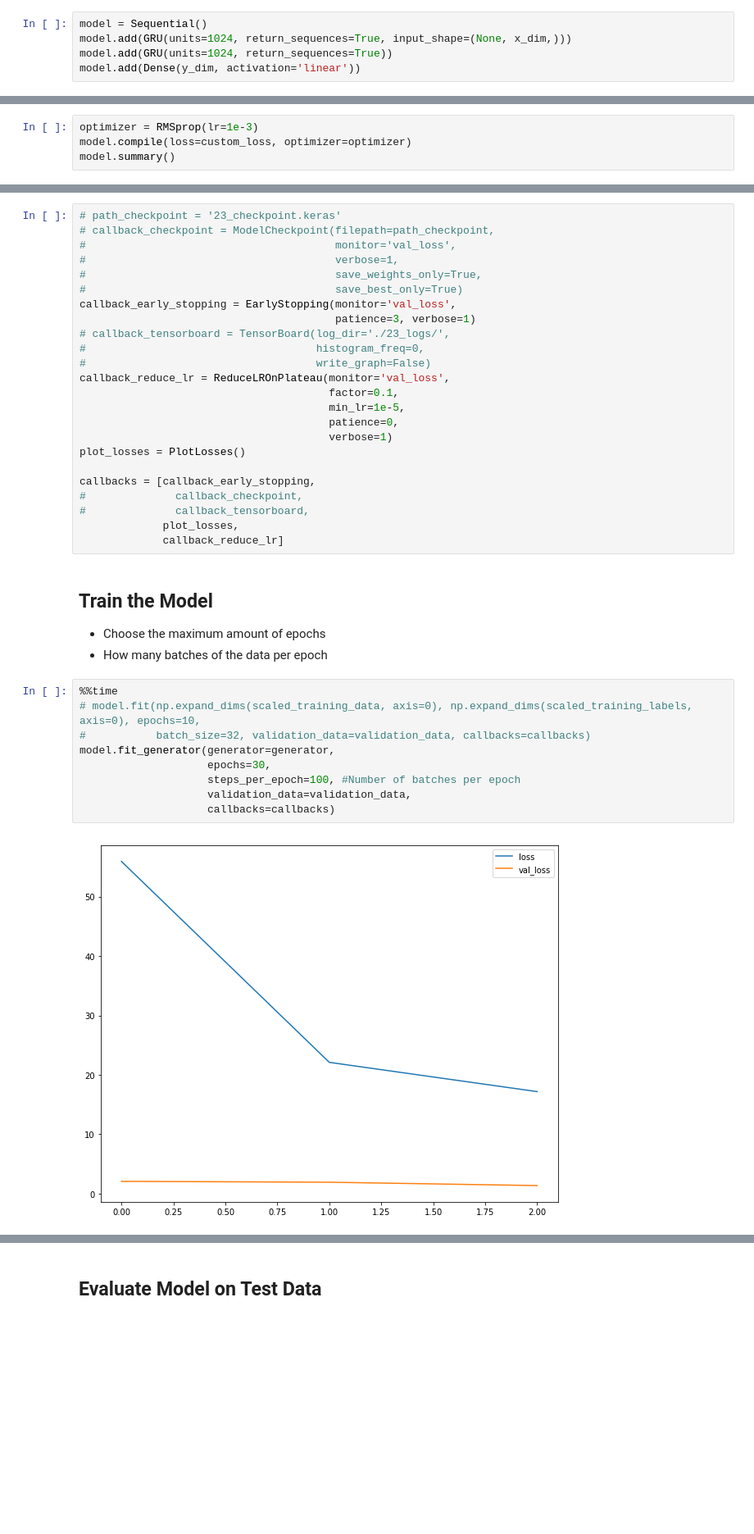
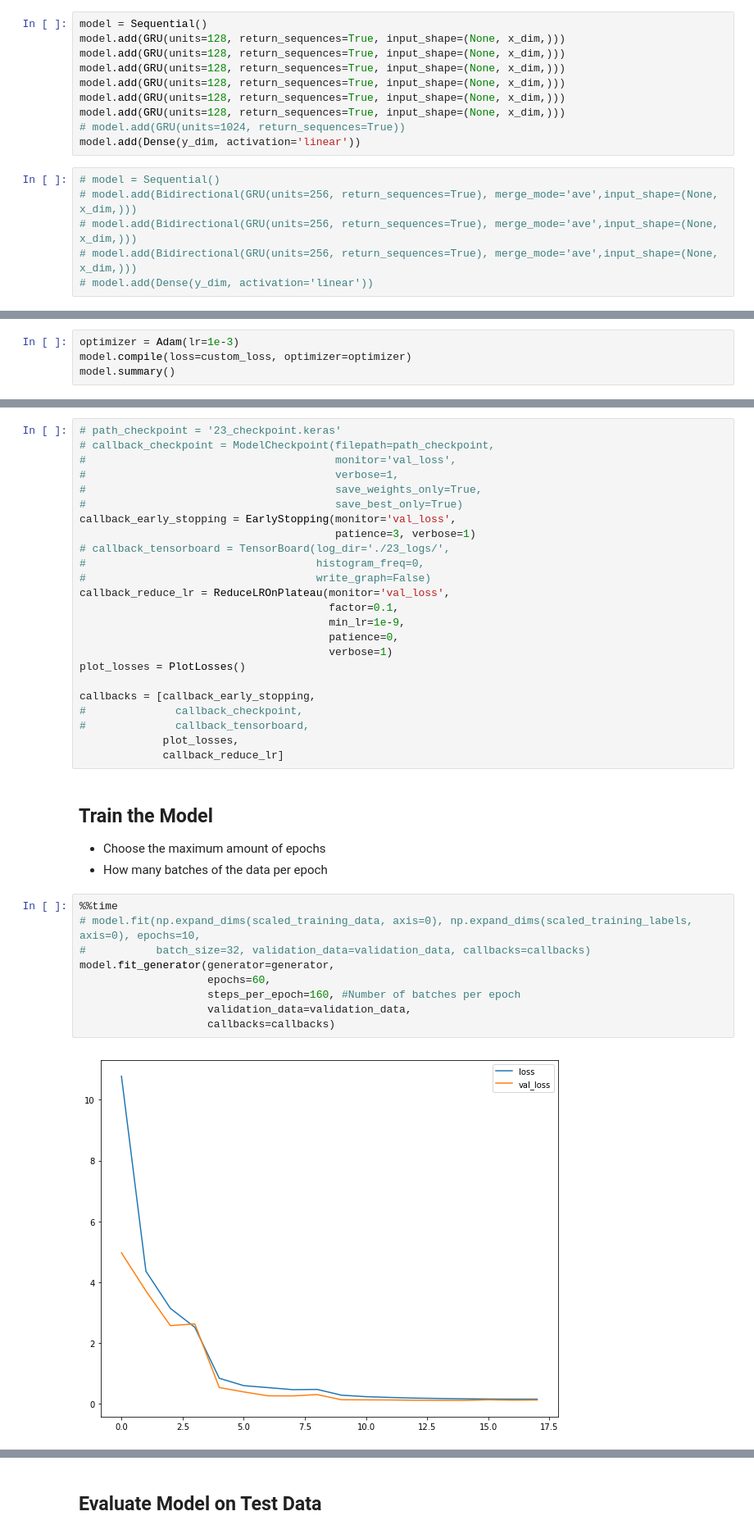
Before and after one commit to harrywaugh/ActivityTrackingWithSensorFusion, a Jupyter notebook: Gated Recurrent Unit.ipynb, the cells around one changed output, grey strips where cells are left out. Shown at 82% size. Saved outputs shown, nothing was run; the diff lists cells and outputs as text; blank space fills up the shorter version.

```diff
--- a/Gated Recurrent Unit.ipynb
+++ b/Gated Recurrent Unit.ipynb
@@ -62,8 +68,19 @@ Hyper-parameters:
 # %%
 sess = tf.InteractiveSession()
 generator = batch_generator(batch_size=512, sequence_length=100)
+# %%
+model = Sequential()
+model.add(GRU(units=128, return_sequences=True, input_shape=(None, x_dim,)))
+model.add(GRU(units=128, return_sequences=True, input_shape=(None, x_dim,)))
+model.add(GRU(units=128, return_sequences=True, input_shape=(None, x_dim,)))
+model.add(GRU(units=128, return_sequences=True, input_shape=(None, x_dim,)))
+model.add(GRU(units=128, return_sequences=True, input_shape=(None, x_dim,)))
+model.add(GRU(units=128, return_sequences=True, input_shape=(None, x_dim,)))
+# model.add(GRU(units=1024, return_sequences=True))
+model.add(Dense(y_dim, activation='linear'))
 # %%
-model = Sequential()
-model.add(GRU(units=1024, return_sequences=True, input_shape=(None, x_dim,)))
-model.add(GRU(units=1024, return_sequences=True))
-model.add(Dense(y_dim, activation='linear'))
+# model = Sequential()
+# model.add(Bidirectional(GRU(units=256, return_sequences=True), merge_mode='ave',input_shape=(None, x_dim,)))
+# model.add(Bidirectional(GRU(units=256, return_sequences=True), merge_mode='ave',input_shape=(None, x_dim,)))
+# model.add(Bidirectional(GRU(units=256, return_sequences=True), merge_mode='ave',input_shape=(None, x_dim,)))
+# model.add(Dense(y_dim, activation='linear'))
@@ -76,7 +89,7 @@ warmup_steps = 0
 # %% [markdown]
 ### Compile the Model
 # %%
-optimizer = RMSprop(lr=1e-3)
+optimizer = Adam(lr=1e-3)
 model.compile(loss=custom_loss, optimizer=optimizer)
 model.summary()
 # %% [output]
@@ -107,7 +124,7 @@ callback_early_stopping = EarlyStopping(monitor='val_loss',
 #                                    write_graph=False)
 callback_reduce_lr = ReduceLROnPlateau(monitor='val_loss',
                                        factor=0.1,
-                                       min_lr=1e-5,
+                                       min_lr=1e-9,
                                        patience=0,
                                        verbose=1)
 plot_losses = PlotLosses()
@@ -124,11 +141,11 @@ callbacks = [callback_early_stopping,
 # %%
 %%time
 # model.fit(np.expand_dims(scaled_training_data, axis=0), np.expand_dims(scaled_training_labels, axis=0), epochs=10,
 #           batch_size=32, validation_data=validation_data, callbacks=callbacks)
 model.fit_generator(generator=generator,
-                    epochs=30,
-                    steps_per_epoch=100, #Number of batches per epoch
+                    epochs=60,
+                    steps_per_epoch=160, #Number of batches per epoch
                     validation_data=validation_data,
                     callbacks=callbacks)
 # %% [output]
-[figure, old version]
+[figure, new version]
```
Also changed, not shown: parts of 12 cells of this notebook, 2 other files.
